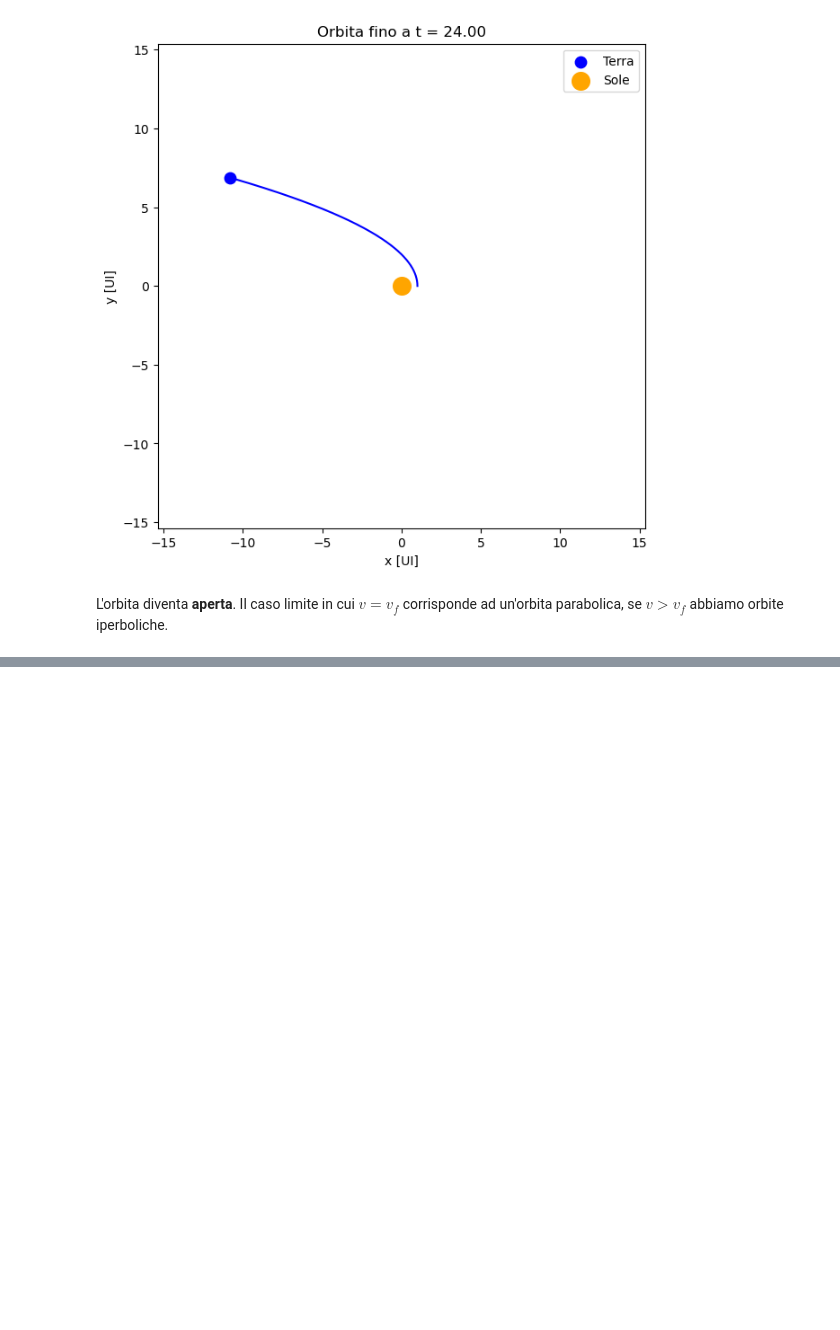
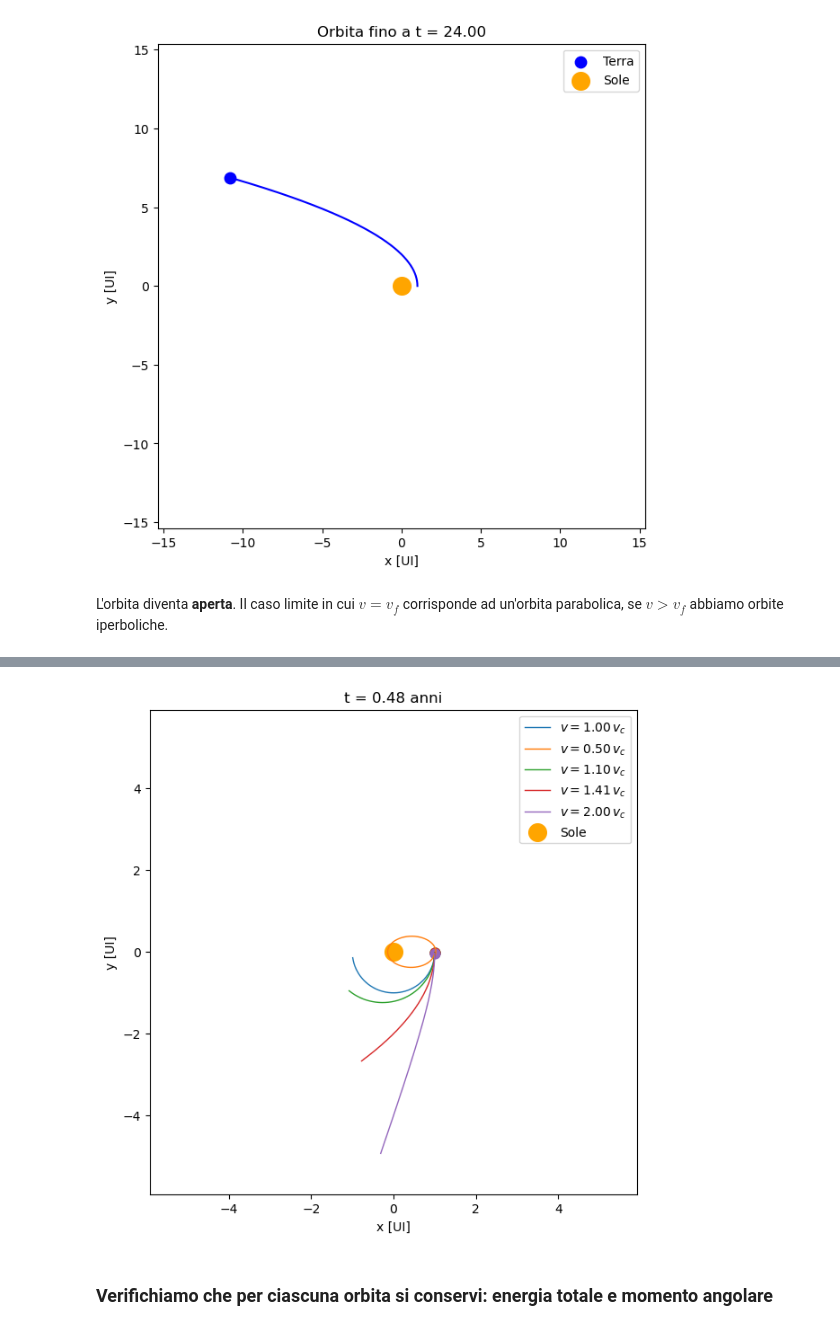
Before and after one commit to robertoinfurna/EDU, a Jupyter notebook: Gravitazione.ipynb, the cells around one changed output, grey strips where cells are left out. Saved outputs shown, nothing was run; the diff lists cells and outputs as text; code cells hidden in the pictures; blank space fills up the shorter version.

```diff
--- a/Gravitazione.ipynb
+++ b/Gravitazione.ipynb
@@ -261,0 +266,6 @@ L'orbita diventa **aperta**. Il caso limite in cui $v=v_f$ corrisponde ad un'orb
+# %%
+M = 1 # Sole. Se avessimo una stella di massa doppia rispetto al Sole?
+
+# Funzione che restituisce l'accelerazione gravitazionale prodotta dal Sole in ogni punto dello spazio
+def g(r):
+    return - M / np.linalg.norm(r)**3 * r
@@ -261,0 +344,29 @@ L'orbita diventa **aperta**. Il caso limite in cui $v=v_f$ corrisponde ad un'orb
+# %%
+r = 1
+
+r1 = np.array([r,0,0])
+v_c = np.sqrt(M/r)                   # Velocità circoolare in r
+
+# orbita circolare
+v1 = np.array([0,v_c,0])             # Nota: v è perpendicolare a r
+
+# Metà di v_C
+v_i = 0.5 * v_c
+v2 = np.array([0,v_i,0])             # Nota: v è perpendicolare a r
+
+# v_c < v < v_f
+v_i = 1.1 * v_c
+v3 = np.array([0,v_i,0])             # Nota: v è perpendicolare a r
+
+# velocità di fuga
+v_i = np.sqrt(2) * v_c
+v4 = np.array([0,v_i,0])             # Nota: v è perpendicolare a r
+
+# velocità superiore a quella di fuga
+v_i = 2 * v_c
+v5 = np.array([0,v_i,0])             # Nota: v è perpendicolare a r
+
+r0 = [r1,r1,r1,r1,r1]                # posizione iniziale delle particelle del sistema. Iniziano tutte nello stesso punto
+v0 = [v1,v2,v3,v4,v5]                # ma con velocità diverse
+# %%
+r,v,t = evolve(r0,v0,t_start=-3,t_end=3,dt=0.005*day_IU);
@@ -261,0 +441,8 @@ L'orbita diventa **aperta**. Il caso limite in cui $v=v_f$ corrisponde ad un'orb
+# %%
+labels = [f"$v = {k:.2f} \, v_c$" for k in [1,0.5,1.1,np.sqrt(2),2]]
+
+plot(r,t,t_plot=0,plot3d=False,labels=labels)
+# %% [output]
+[figure, added]
+# %% [markdown]
+### Verifichiamo che per ciascuna orbita si conservi: energia totale e momento angolare
```
Also changed, not shown: parts of 14 cells of this notebook.
